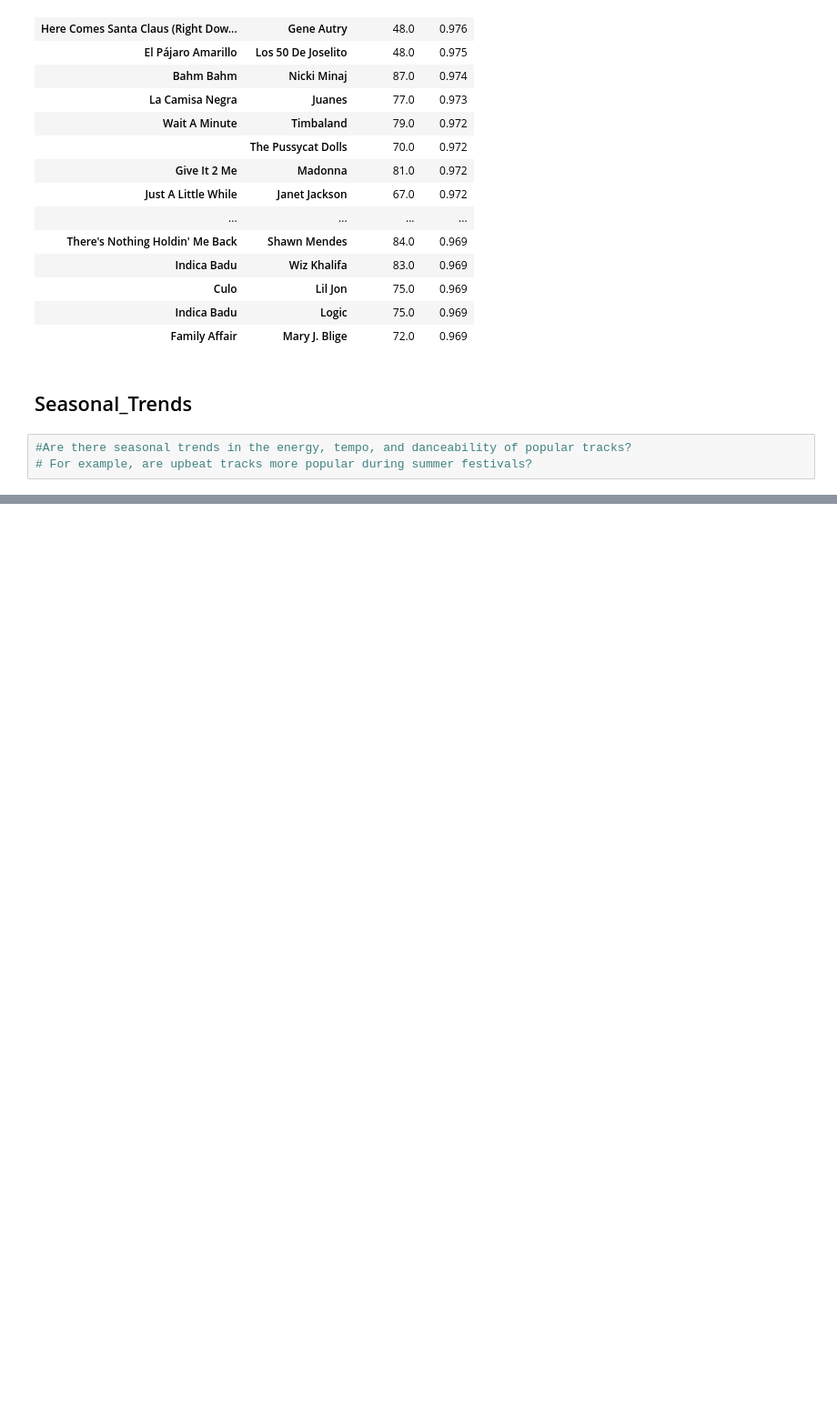
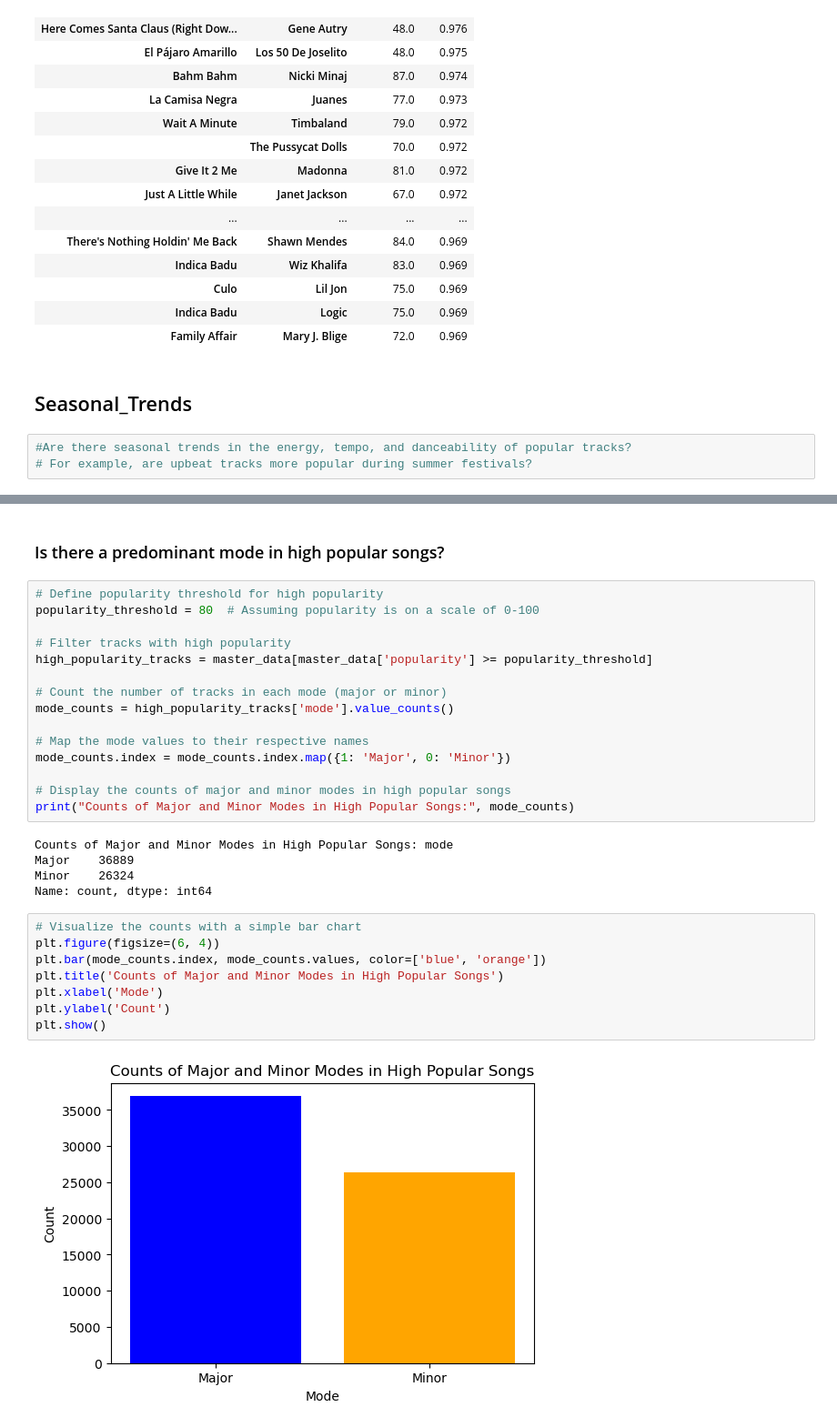
Before and after one commit to nwaynway30/da26_python, a Jupyter notebook: master_data.ipynb, the cells around one changed output, grey strips where cells are left out. Shown at 91% size. Cells and saved outputs as stored; diff of their text form; blank space fills up the shorter version.

```diff
--- a/master_data.ipynb
+++ b/master_data.ipynb
@@ -620,0 +807,32 @@ master_data.groupby(["track_name","artist_name"])[["popularity","valence"]].mean
+# %% [markdown]
+### Is there a predominant mode in high popular songs?
+# %%
+# Define popularity threshold for high popularity
+popularity_threshold = 80  # Assuming popularity is on a scale of 0-100
+
+# Filter tracks with high popularity
+high_popularity_tracks = master_data[master_data['popularity'] >= popularity_threshold]
+
+# Count the number of tracks in each mode (major or minor)
+mode_counts = high_popularity_tracks['mode'].value_counts()
+
+# Map the mode values to their respective names
+mode_counts.index = mode_counts.index.map({1: 'Major', 0: 'Minor'})
+
+# Display the counts of major and minor modes in high popular songs
+print("Counts of Major and Minor Modes in High Popular Songs:", mode_counts)
+# %% [output]
+Counts of Major and Minor Modes in High Popular Songs: mode
+Major    36889
+Minor    26324
+Name: count, dtype: int64
+# %%
+# Visualize the counts with a simple bar chart
+plt.figure(figsize=(6, 4))
+plt.bar(mode_counts.index, mode_counts.values, color=['blue', 'orange'])
+plt.title('Counts of Major and Minor Modes in High Popular Songs')
+plt.xlabel('Mode')
+plt.ylabel('Count')
+plt.show()
+# %% [output]
+[figure, added]
```
Also changed, not shown: parts of 23 cells of this notebook.
